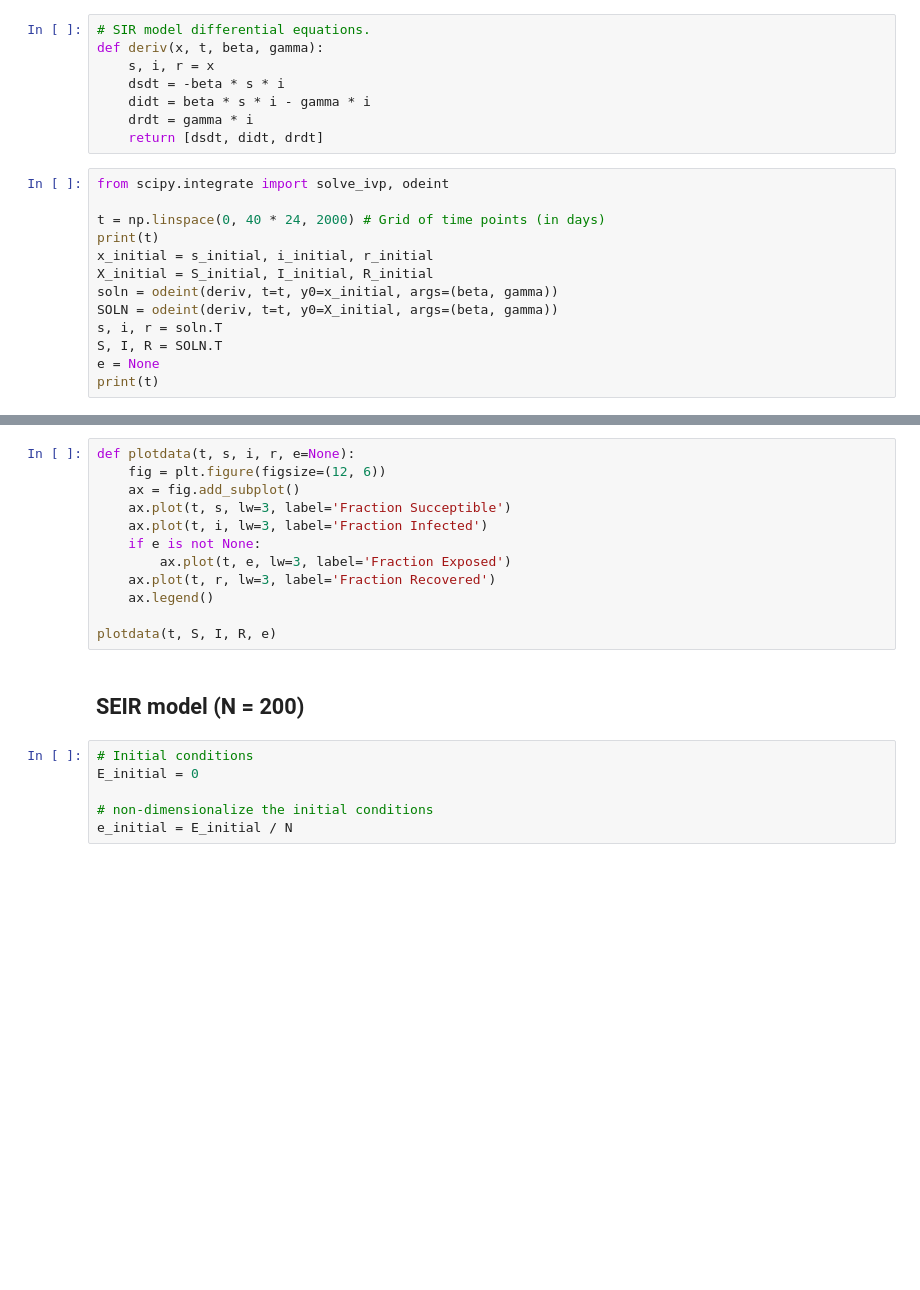
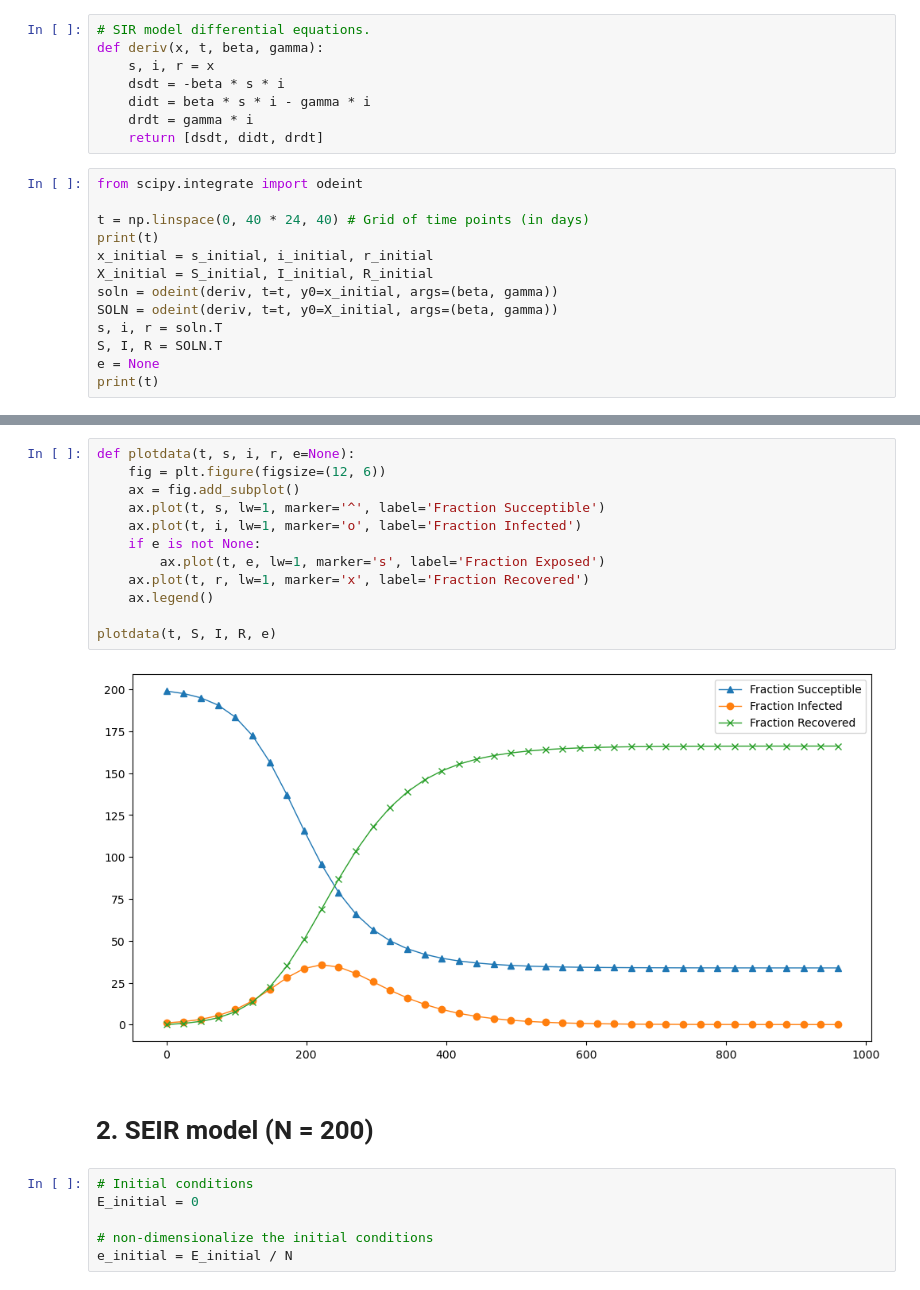
Before and after one commit to hung3a8/nhp-measles-analyse, a Jupyter notebook: Notebooks/Model/SEIR.ipynb, the cells around one changed output, grey strips where cells are left out. Drawn from its saved outputs; the diff is of its cells as text; blank space fills up the shorter version.

Commit message:
Update SEIR model

```diff
--- a/Notebooks/Model/SEIR.ipynb
+++ b/Notebooks/Model/SEIR.ipynb
@@ -37,9 +39,9 @@ def deriv(x, t, beta, gamma):
     drdt = gamma * i
     return [dsdt, didt, drdt]
 # %%
-from scipy.integrate import solve_ivp, odeint
+from scipy.integrate import odeint
 
-t = np.linspace(0, 40 * 24, 2000) # Grid of time points (in days)
+t = np.linspace(0, 40 * 24, 40) # Grid of time points (in days)
 print(t)
 x_initial = s_initial, i_initial, r_initial
 X_initial = S_initial, I_initial, R_initial
@@ -52,17 +71,19 @@ print(t)
 # %%
 def plotdata(t, s, i, r, e=None):
     fig = plt.figure(figsize=(12, 6))
     ax = fig.add_subplot()
-    ax.plot(t, s, lw=3, label='Fraction Succeptible')
-    ax.plot(t, i, lw=3, label='Fraction Infected')
+    ax.plot(t, s, lw=1, marker='^', label='Fraction Succeptible')
+    ax.plot(t, i, lw=1, marker='o', label='Fraction Infected')
     if e is not None:
-        ax.plot(t, e, lw=3, label='Fraction Exposed')
-    ax.plot(t, r, lw=3, label='Fraction Recovered')
+        ax.plot(t, e, lw=1, marker='s', label='Fraction Exposed')
+    ax.plot(t, r, lw=1, marker='x', label='Fraction Recovered')
     ax.legend()
 
 plotdata(t, S, I, R, e)
+# %% [output]
+[figure, added]
 # %% [markdown]
-## SEIR model (N = 200)
+# 2. SEIR model (N = 200)
 # %%
 # Initial conditions
 E_initial = 0
```
Also changed, not shown: parts of 35 cells of this notebook.
